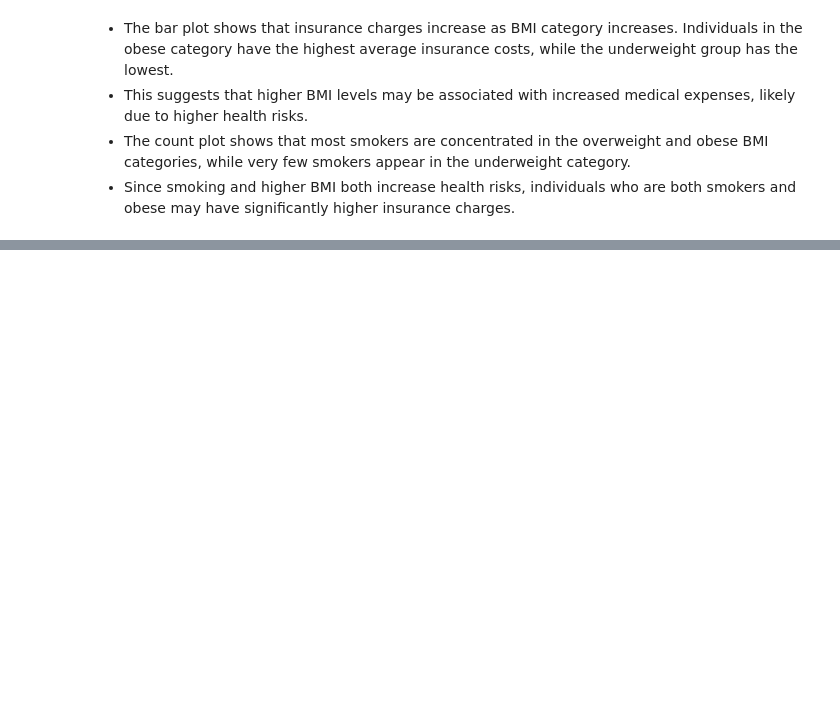
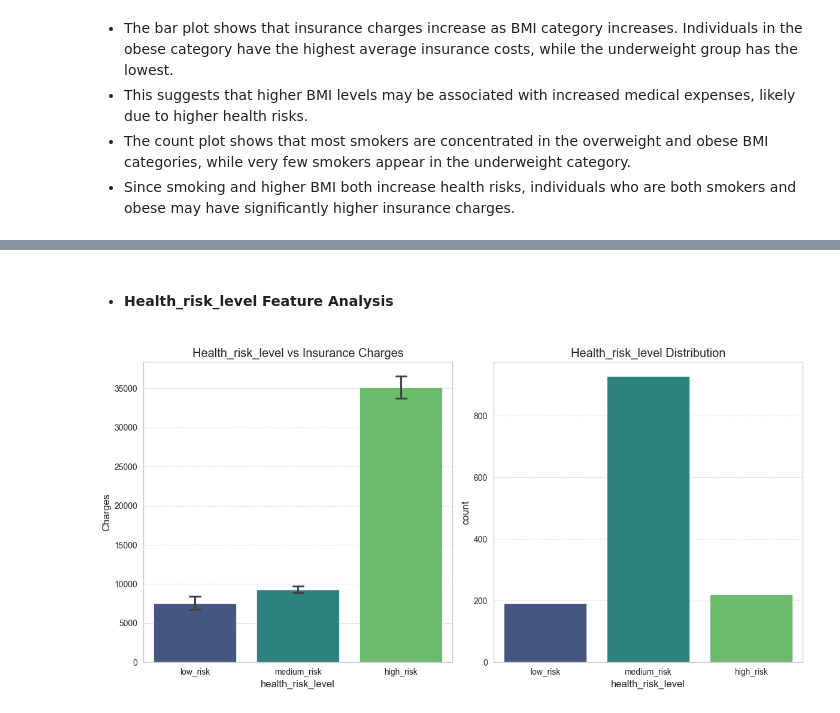
Before and after one commit to ashish-jonnada/medical-insurance-cost-prediction-ML, a Jupyter notebook: notebook/Medical_Insurance_prediction_ML.ipynb, the cells around one changed output, grey strips where cells are left out. Drawn from its saved outputs; the diff is of its cells as text; code cells hidden in the pictures; blank space fills up the shorter version.

```diff
--- a/notebook/Medical_Insurance_prediction_ML.ipynb
+++ b/notebook/Medical_Insurance_prediction_ML.ipynb
@@ -273,0 +346,10 @@ plt.show()
+# %%
+def health_risk_level(smoker,BMI_category):
+    if smoker=="no" and BMI_category in ["underweight","normal"]:
+        return "low_risk"
+    elif smoker=="yes" and BMI_category in ["overweight","obese"]:
+        return "high_risk"
+    else:
+        return "medium_risk"
+# %%
+df["health_risk_level"]=df.apply( lambda row:health_risk_level(row["smoker"], row["BMI_category"]),axis=1)
@@ -273,0 +378,22 @@ plt.show()
+# %% [markdown]
+- #### Health_risk_level Feature Analysis
+# %%
+health_risk_level_order=["low_risk","medium_risk","high_risk"]
+plt.figure(figsize=(12,6))
+plt.subplot(1,2,1)
+sns.barplot(data=df , x="health_risk_level" , y="charges",palette = "viridis",order=health_risk_level_order,capsize=0.1)
+plt.grid(alpha=0.7,axis="y",ls="--")
+plt.title("Health_risk_level vs Insurance Charges")
+plt.xlabel("health_risk_level")
+plt.ylabel("Charges")
+
+plt.subplot(1,2,2)
+sns.countplot(data=df , x="health_risk_level" ,palette = "viridis",order=health_risk_level_order)
+plt.title("Health_risk_level Distribution")
+plt.grid(alpha=0.7,axis="y",ls="--")
+plt.xlabel("health_risk_level")
+plt.ylabel("count")
+plt.tight_layout()
+plt.show()
+# %% [output]
+[figure, added]
```
Also changed, not shown: parts of 21 cells of this notebook.
